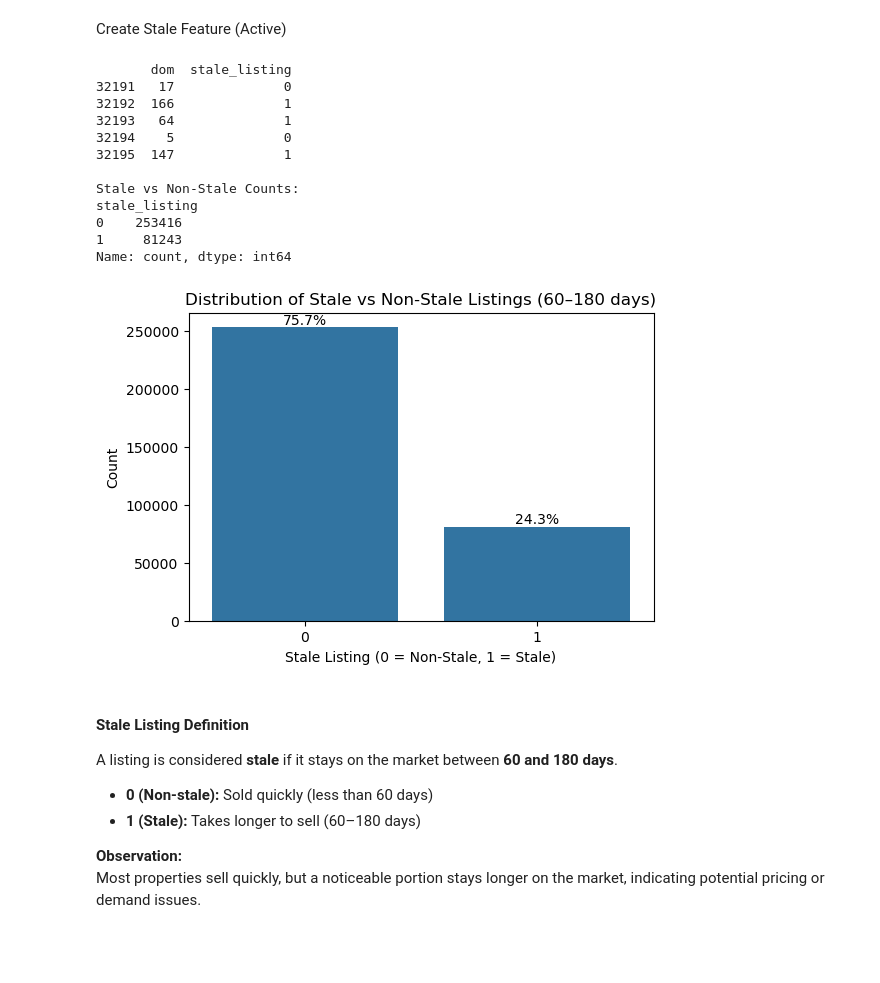
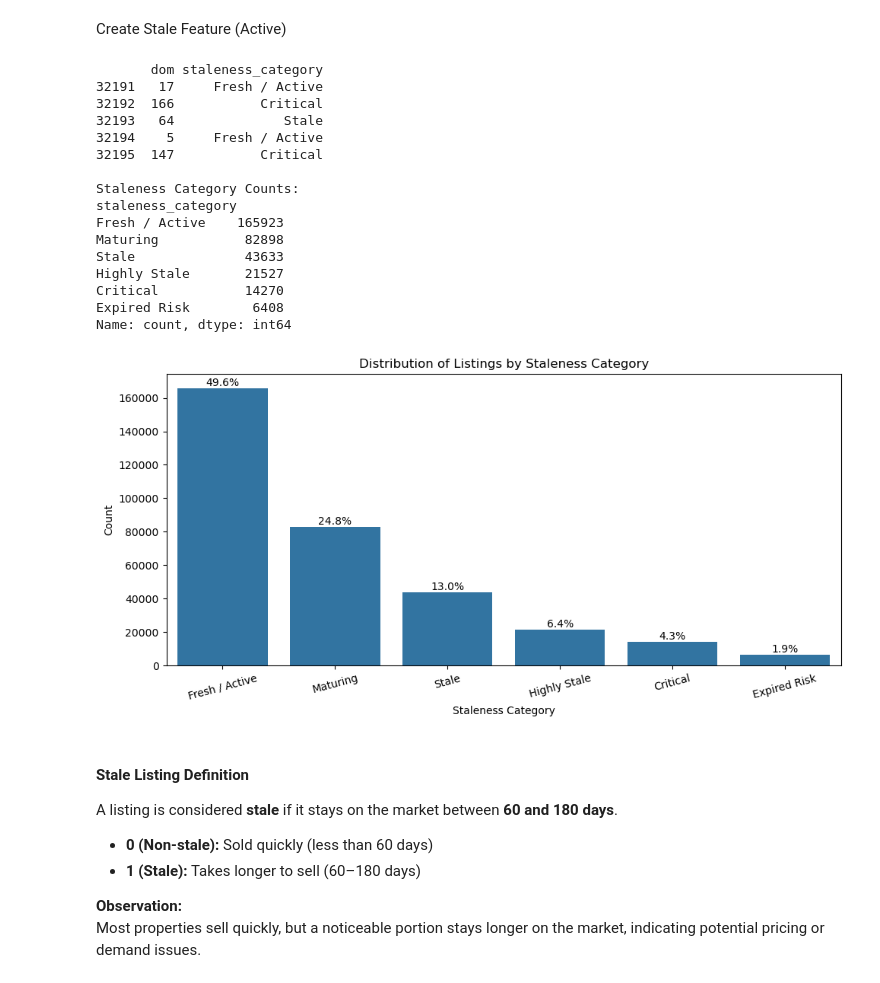
Before and after one commit to AdeoyeSA/Capstone_Group1, a Jupyter notebook: Data Exploration and Cleaning.ipynb, the cells around one changed output. Drawn from its saved outputs; the diff is of its cells as text; code cells hidden in the pictures; blank space fills up the shorter version.

Commit message:
adding staleness category

```diff
--- a/Data Exploration and Cleaning.ipynb
+++ b/Data Exploration and Cleaning.ipynb
@@ -680,51 +680,72 @@ After creating advanced features, our datasets now include **additional columns*
 # %%
 import pandas as pd
 import matplotlib.pyplot as plt
 import seaborn as sns
 
 # Make a copy of your sold dataset
 df_sold = df_sold_clean.copy()
 
 # Ensure 'dom' column exists
 if 'dom' not in df_sold.columns:
     raise KeyError("The 'dom' column is missing in your sold dataset!")
 
-# Create the stale_listing column: 60–180 days = stale (1), else non-stale (0)
-df_sold['stale_listing'] = df_sold['dom'].apply(lambda x: 1 if 60 <= x <= 180 else 0)
+# Define staleness tiers
+def classify_staleness(dom):
+    if dom <= 30:
+        return 'Fresh / Active'
+    elif dom <= 60:
+        return 'Maturing'
+    elif dom <= 90:
+        return 'Stale'
+    elif dom <= 120:
+        return 'Highly Stale'
+    elif dom <= 180:
+        return 'Critical'
+    else:
+        return 'Expired Risk'
+
+staleness_order = ['Fresh / Active', 'Maturing', 'Stale', 'Highly Stale', 'Critical', 'Expired Risk']
+
+df_sold['staleness_category'] = df_sold['dom'].apply(classify_staleness)
+df_sold['staleness_category'] = pd.Categorical(df_sold['staleness_category'], categories=staleness_order, ordered=True)
 
 # Quick check
-print(df_sold[['dom', 'stale_listing']].head())
-print("\nStale vs Non-Stale Counts:")
-print(df_sold['stale_listing'].value_counts())
+print(df_sold[['dom', 'staleness_category']].head())
+print("\nStaleness Category Counts:")
+print(df_sold['staleness_category'].value_counts().sort_index())
 
-# -----------------------------
 # Visualization
-# -----------------------------
-plt.figure(figsize=(6,4))
-ax = sns.countplot(x='stale_listing', data=df_sold)
+plt.figure(figsize=(10, 5))
+ax = sns.countplot(x='staleness_category', data=df_sold, order=staleness_order)
 total = len(df_sold)
 for p in ax.patches:
     percentage = f'{100 * p.get_height()/total:.1f}%'
     ax.annotate(percentage, (p.get_x() + p.get_width()/2., p.get_height()),
                 ha='center', va='bottom')
-plt.title("Distribution of Stale vs Non-Stale Listings (60–180 days)")
-plt.xlabel("Stale Listing (0 = Non-Stale, 1 = Stale)")
+plt.title("Distribution of Listings by Staleness Category")
+plt.xlabel("Staleness Category")
 plt.ylabel("Count")
+plt.xticks(rotation=15)
+plt.tight_layout()
 plt.show()
 # %% [output]
-       dom  stale_listing
-32191   17              0
-32192  166              1
-32193   64              1
-32194    5              0
-32195  147              1
+       dom staleness_category
+32191   17     Fresh / Active
+32192  166           Critical
+32193   64              Stale
+32194    5     Fresh / Active
+32195  147           Critical
 
-Stale vs Non-Stale Counts:
-stale_listing
-0    253416
-1     81243
+Staleness Category Counts:
+staleness_category
+Fresh / Active    165923
+Maturing           82898
+Stale              43633
+Highly Stale       21527
+Critical           14270
+Expired Risk        6408
 Name: count, dtype: int64
-[figure, old version]
+[figure, new version]
 # %% [markdown]
 #### Stale Listing Definition
 
```
Also changed, not shown: parts of 3 cells of this notebook.
